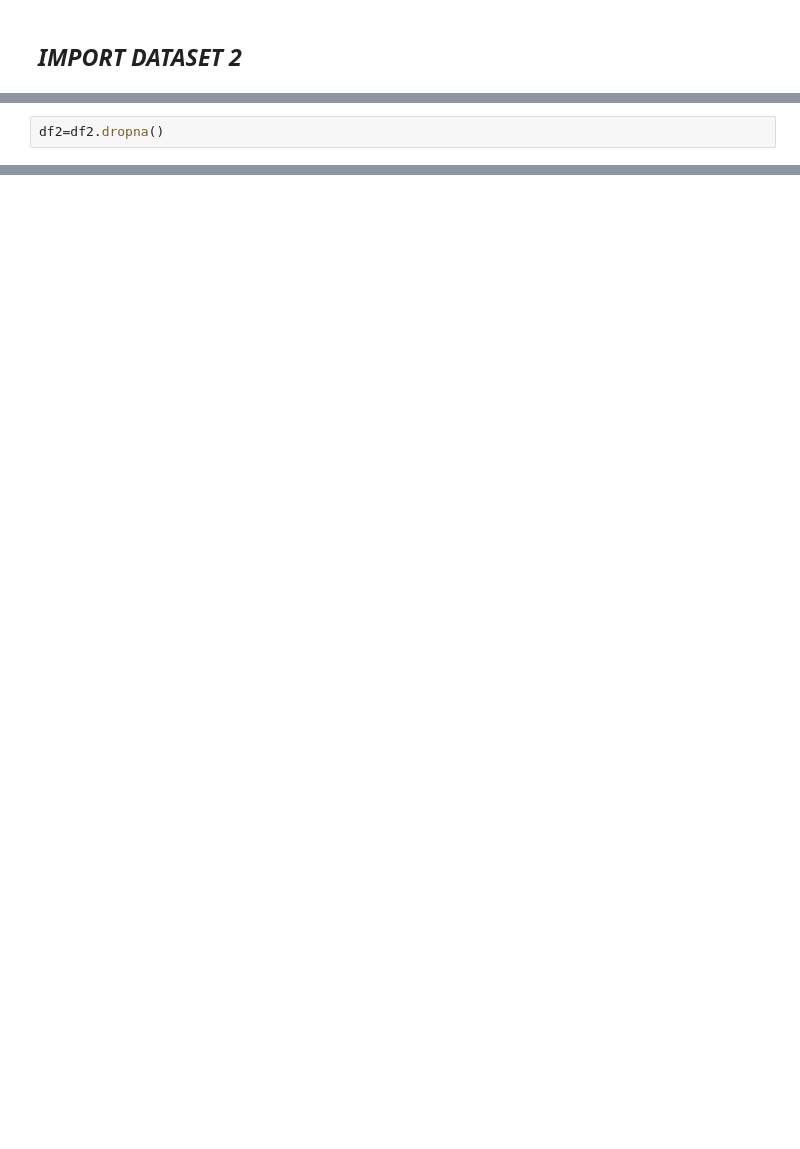
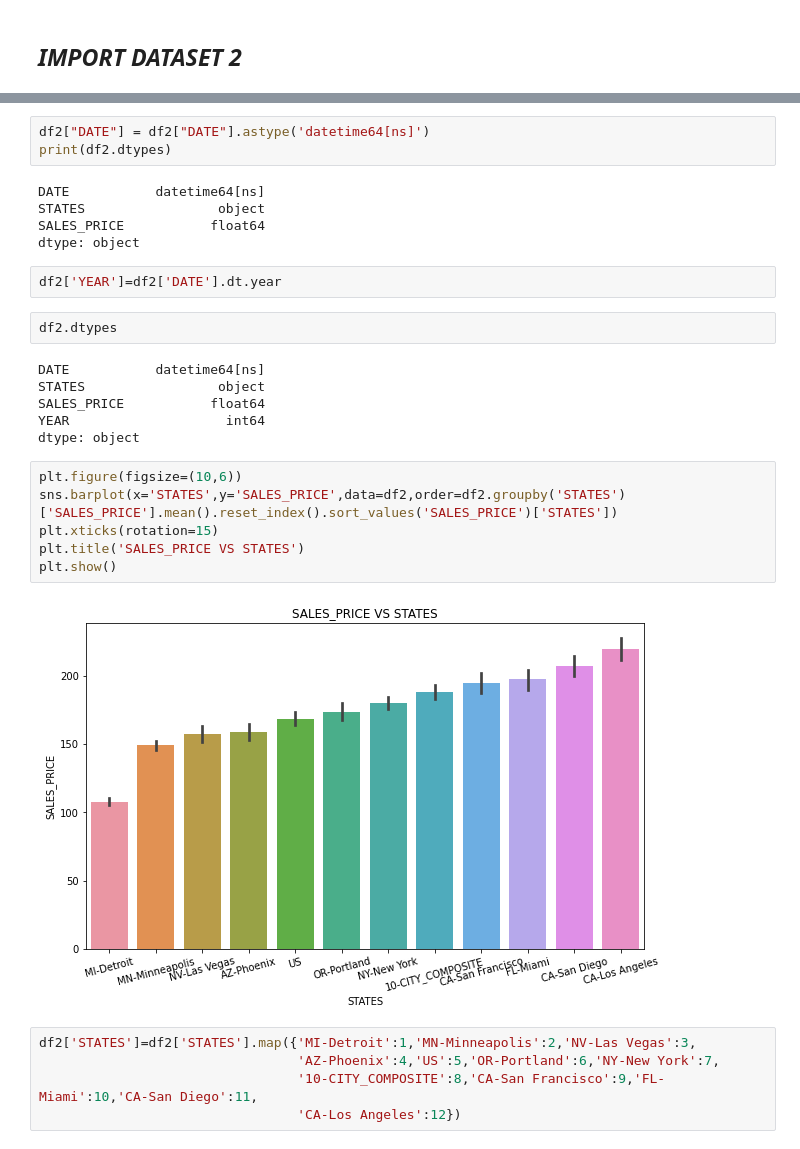
Before and after one commit to JayabharathiRavi/HOME_LLC, a Jupyter notebook: Home_LLC.ipynb, the cells around one changed output, grey strips where cells are left out. Drawn from its saved outputs; the diff is of its cells as text; blank space fills up the shorter version.

```diff
--- a/Home_LLC.ipynb
+++ b/Home_LLC.ipynb
@@ -335,3 +352 @@ df2.head()
-# %%
-df2=df2.dropna()
 # %%
@@ -362,0 +370,31 @@ Index(['Date', 'AZ-Phoenix', 'CA-Los Angeles', 'CA-San Diego',
+# %%
+df2["DATE"] = df2["DATE"].astype('datetime64[ns]')
+print(df2.dtypes)
+# %% [output]
+DATE           datetime64[ns]
+STATES                 object
+SALES_PRICE           float64
+dtype: object
+# %%
+df2['YEAR']=df2['DATE'].dt.year
+# %%
+df2.dtypes
+# %% [output]
+DATE           datetime64[ns]
+STATES                 object
+SALES_PRICE           float64
+YEAR                    int64
+dtype: object
+# %%
+plt.figure(figsize=(10,6))
+sns.barplot(x='STATES',y='SALES_PRICE',data=df2,order=df2.groupby('STATES')['SALES_PRICE'].mean().reset_index().sort_values('SALES_PRICE')['STATES'])
+plt.xticks(rotation=15)
+plt.title('SALES_PRICE VS STATES')
+plt.show()
+# %% [output]
+[figure, added]
+# %%
+df2['STATES']=df2['STATES'].map({'MI-Detroit':1,'MN-Minneapolis':2,'NV-Las Vegas':3,
+                                 'AZ-Phoenix':4,'US':5,'OR-Portland':6,'NY-New York':7,
+                                 '10-CITY_COMPOSITE':8,'CA-San Francisco':9,'FL-Miami':10,'CA-San Diego':11,
+                                 'CA-Los Angeles':12})
```
Also changed, not shown: parts of 19 cells of this notebook.
